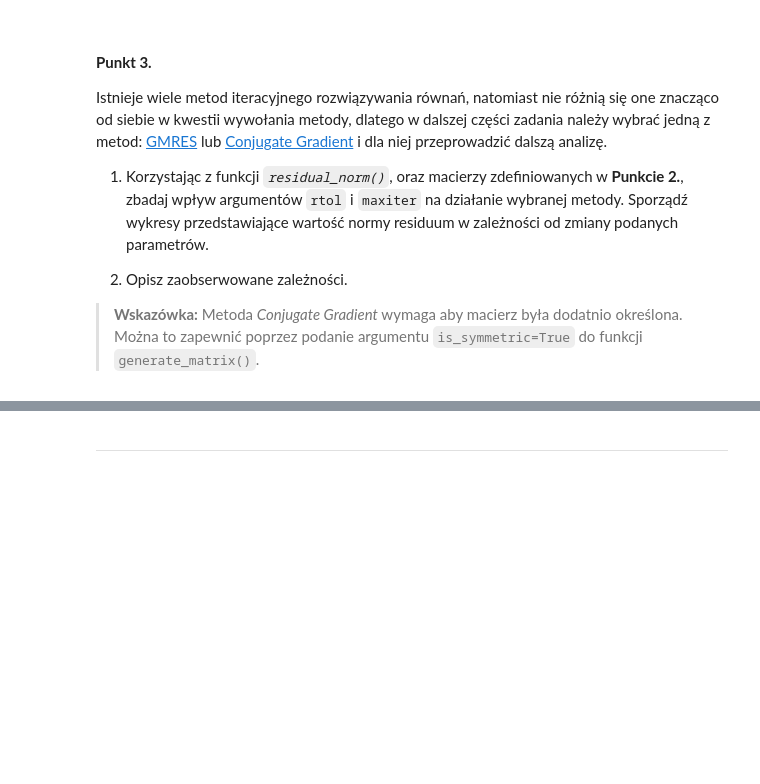
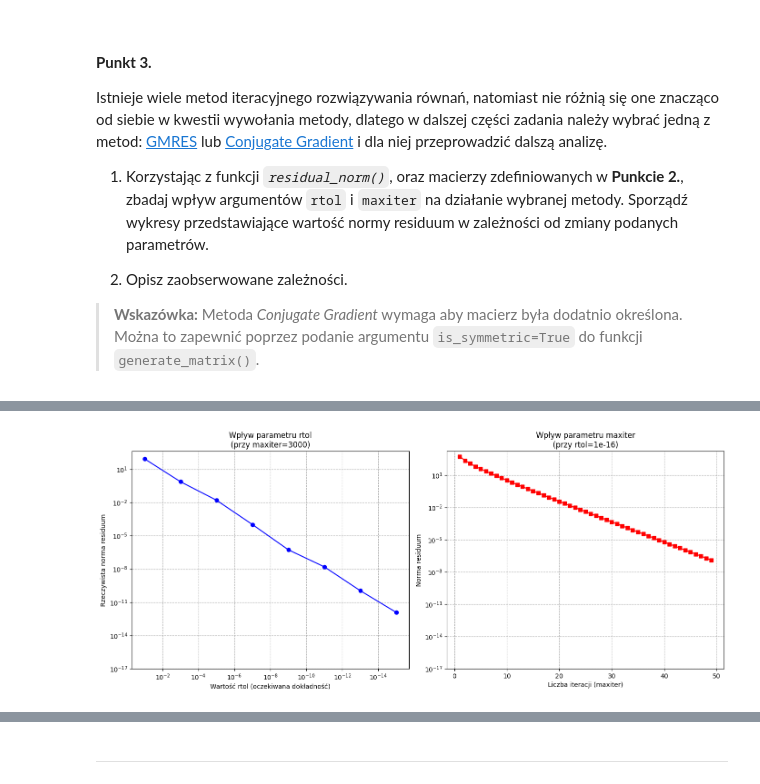
Before and after one commit to MN-KJ-2025/lab-6-sparse-matrix-CarlosC602, a Jupyter notebook: sprawozdanie.ipynb, the cells around one changed output, grey strips where cells are left out. Saved outputs shown, nothing was run; the diff lists cells and outputs as text; code cells hidden in the pictures; blank space fills up the shorter version.

```diff
--- a/sprawozdanie.ipynb
+++ b/sprawozdanie.ipynb
@@ -215,0 +216,82 @@ def generate_matrix(m: int = 1000, is_symmetric: bool = False) -> csc_array:
+# %%
+def is_diagonally_dominant(A: np.ndarray | sp.sparse.csc_array) -> bool | None:
+    if not isinstance(A, np.ndarray | sp.sparse.csc_array):
+        return None
+    if sp.sparse.issparse(A):
+        A = A.toarray()
+    if A.ndim != 2:
+        return None
+    if A.shape[0] != A.shape[1]:
+        return None
+    abs_A = np.abs(A)
+    diagonal = np.diag(abs_A)
+    sum_rows = np.sum(abs_A, axis=1)
+    sum_without_diag = sum_rows - diagonal
+
+    return np.all(diagonal > sum_without_diag)
+
+def residual_norm(A: np.ndarray, x: np.ndarray, b: np.ndarray) -> float | None:
+    if not isinstance(A, np.ndarray) or not isinstance(x, np.ndarray) or not isinstance(b, np.ndarray):
+        return None
+    if A.ndim != 2:
+        return None
+    if A.shape[0] != b.shape[0]:
+        return None
+    if A.shape[1] != x.shape[0]:
+        return None
+    if b.ndim != 1 or x.ndim != 1:
+        return None
+    return float(np.linalg.norm(b - A @ x))
+
+# ===== Twoja implementacja tutaj =====
+A = generate_matrix(1000)
+print(is_diagonally_dominant(A))
+B = np.random.randint(0, 100, 1000)
+A = A.toarray()
+
+rtol_values = [1e-1, 1e-3, 1e-5, 1e-7, 1e-9, 1e-11, 1e-13, 1e-15]
+fixed_maxiter = 3000
+
+gmres_rtol_norms = []
+
+for tol in rtol_values:
+    x_sol, info = sp.sparse.linalg.gmres(A, B, rtol=tol, maxiter=fixed_maxiter, atol=0)
+    norm = residual_norm(A, x_sol, B)
+    gmres_rtol_norms.append(norm)
+
+
+maxiter_values = range(1, 50)
+fixed_rtol = 1e-16
+
+gmres_iter_norms = []
+
+for m_iter in maxiter_values:
+    x_sol, info = sp.sparse.linalg.gmres(A, B, rtol=fixed_rtol, maxiter=m_iter, restart=1, atol=0)
+    norm = residual_norm(A, x_sol, B)
+    gmres_iter_norms.append(norm)
+
+fig, (ax1, ax2) = plt.subplots(1, 2, figsize=(14, 6))
+
+# WYKRES 1: Zależność od RTOL
+ax1.plot(rtol_values, gmres_rtol_norms, marker='o', color='blue', label='GMRES')
+ax1.set_xscale('log')
+ax1.set_yscale('log')
+ax1.set_title(f'Wpływ parametru rtol\n(przy maxiter={fixed_maxiter})')
+ax1.set_xlabel('Wartość rtol (oczekiwana dokładność)')
+ax1.set_ylabel('Rzeczywista norma residuum')
+ax1.invert_xaxis()
+ax1.grid(True, which="both", ls="--")
+ax1.set_ylim(bottom=1e-17)
+
+# WYKRES 2: Zależność od MAXITER
+ax2.plot(maxiter_values, gmres_iter_norms, marker='s', color='red', label='GMRES')
+ax2.set_yscale('log')
+ax2.set_title(f'Wpływ parametru maxiter\n(przy rtol={fixed_rtol})')
+ax2.set_xlabel('Liczba iteracji (maxiter)')
+ax2.set_ylabel('Norma residuum')
+ax2.grid(True, which="both", ls="--")
+ax2.set_ylim(bottom=1e-17)
+
+plt.tight_layout()
+plt.show()
+# %% [output]
@@ -215,0 +299 @@ def generate_matrix(m: int = 1000, is_symmetric: bool = False) -> csc_array:
+[figure, added]
```
Also changed, not shown: parts of 8 cells of this notebook, 1 other file.
